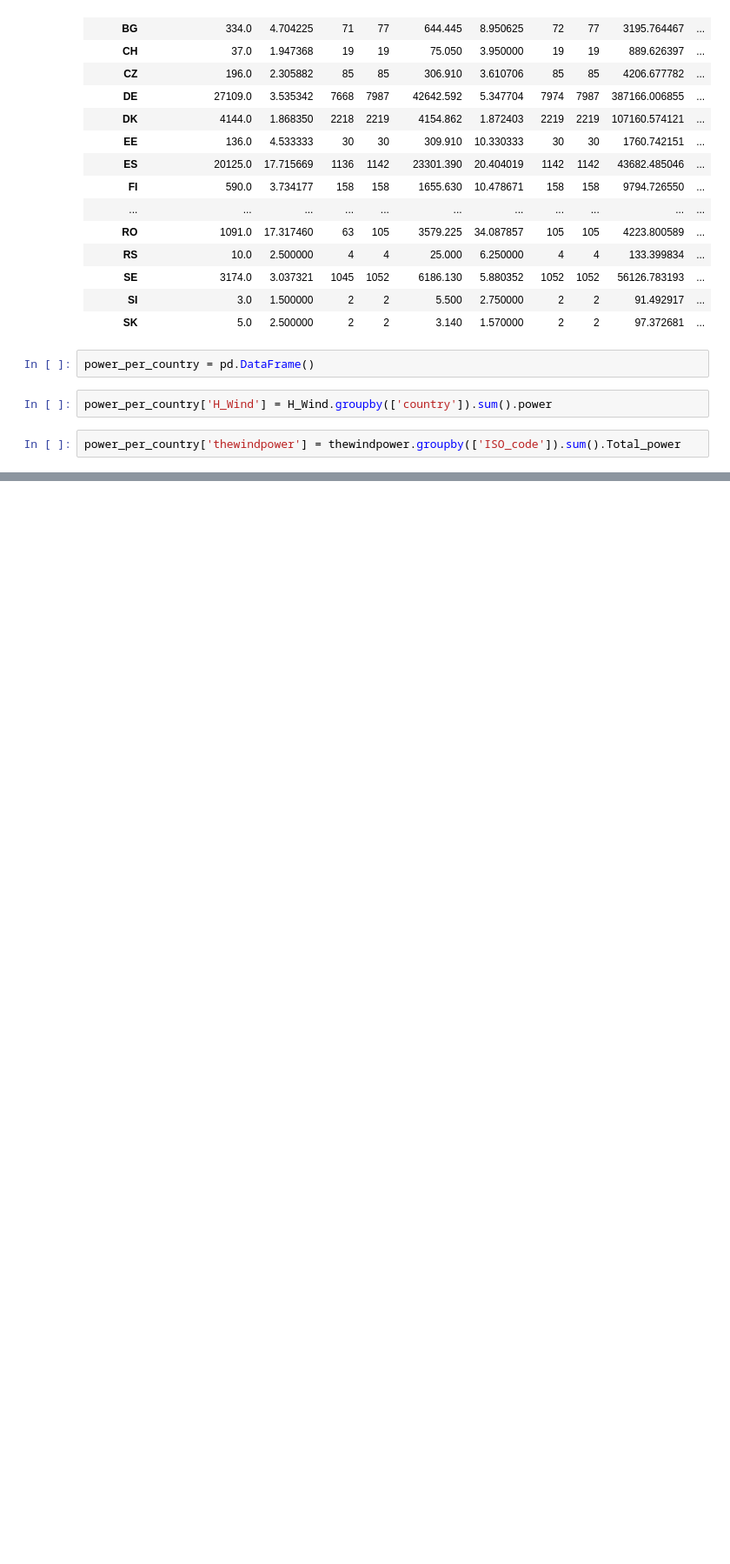
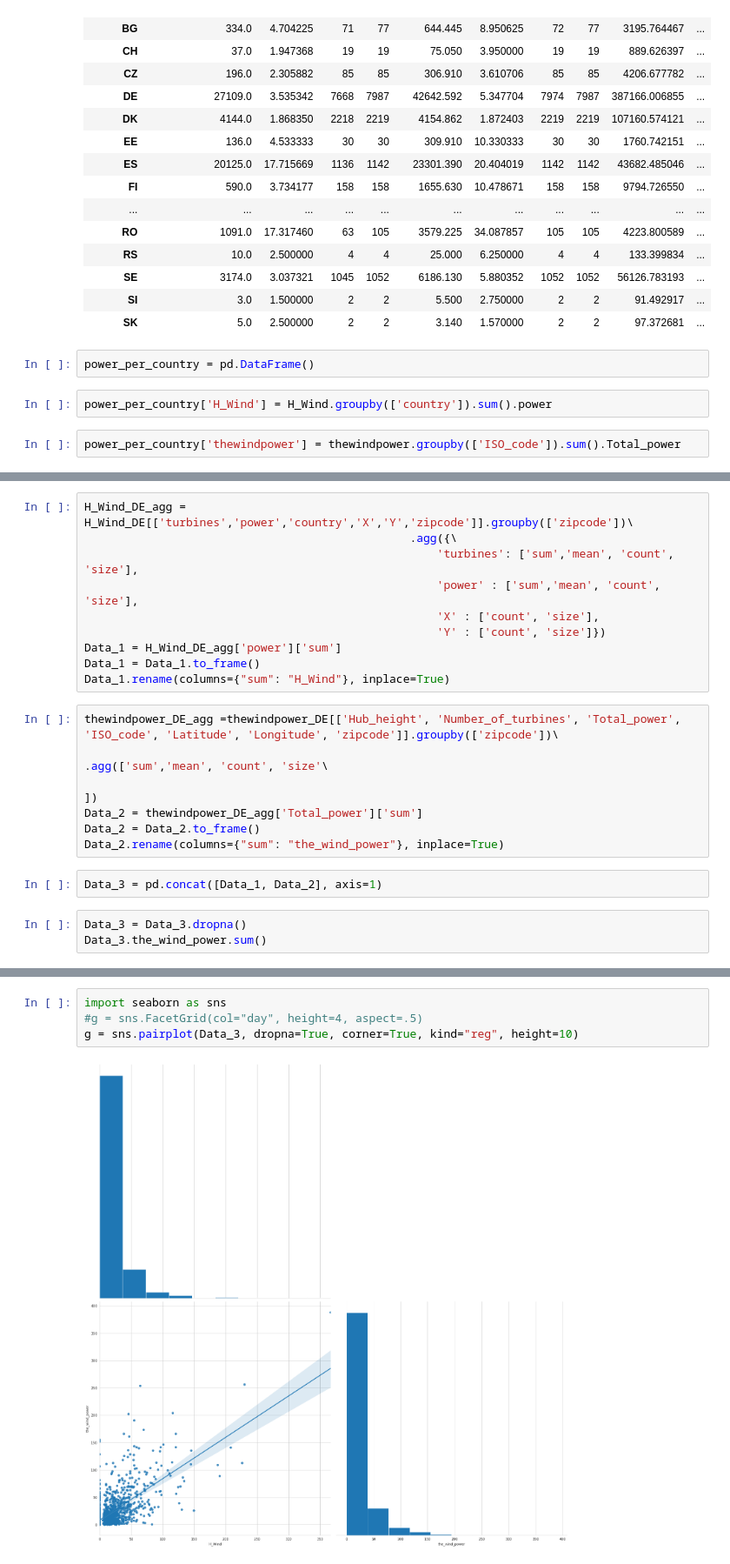
Before and after one commit to JanFrederickUnnewehr/wind_dataset_comparison, a Jupyter notebook: main.ipynb, the cells around one changed output, grey strips where cells are left out. Shown at 87% size. Saved outputs shown, nothing was run; the diff lists cells and outputs as text; blank space fills up the shorter version.

```diff
--- a/main.ipynb
+++ b/main.ipynb
@@ -267,0 +377,22 @@ plot = sns.barplot(x=power_per_country.index, y='thewindpower', data=power_per_c
+# %%
+H_Wind_DE_agg = H_Wind_DE[['turbines','power','country','X','Y','zipcode']].groupby(['zipcode'])\
+                                                .agg({\
+                                                    'turbines': ['sum','mean', 'count', 'size'],
+                                                    'power' : ['sum','mean', 'count', 'size'],
+                                                    'X' : ['count', 'size'],
+                                                    'Y' : ['count', 'size']})
+Data_1 = H_Wind_DE_agg['power']['sum']
+Data_1 = Data_1.to_frame()
+Data_1.rename(columns={"sum": "H_Wind"}, inplace=True)
+# %%
+thewindpower_DE_agg =thewindpower_DE[['Hub_height', 'Number_of_turbines', 'Total_power', 'ISO_code', 'Latitude', 'Longitude', 'zipcode']].groupby(['zipcode'])\
+                                                                                                      .agg(['sum','mean', 'count', 'size'\
+                                                                                                          ])
+Data_2 = thewindpower_DE_agg['Total_power']['sum']
+Data_2 = Data_2.to_frame()
+Data_2.rename(columns={"sum": "the_wind_power"}, inplace=True)
+# %%
+Data_3 = pd.concat([Data_1, Data_2], axis=1)
+# %%
+Data_3 = Data_3.dropna()
+Data_3.the_wind_power.sum()
@@ -267,0 +401,6 @@ plot = sns.barplot(x=power_per_country.index, y='thewindpower', data=power_per_c
+# %%
+import seaborn as sns
+#g = sns.FacetGrid(col="day", height=4, aspect=.5)
+g = sns.pairplot(Data_3, dropna=True, corner=True, kind="reg", height=10)
+# %% [output]
+[figure, added]
```
Also changed, not shown: parts of 27 cells of this notebook.
